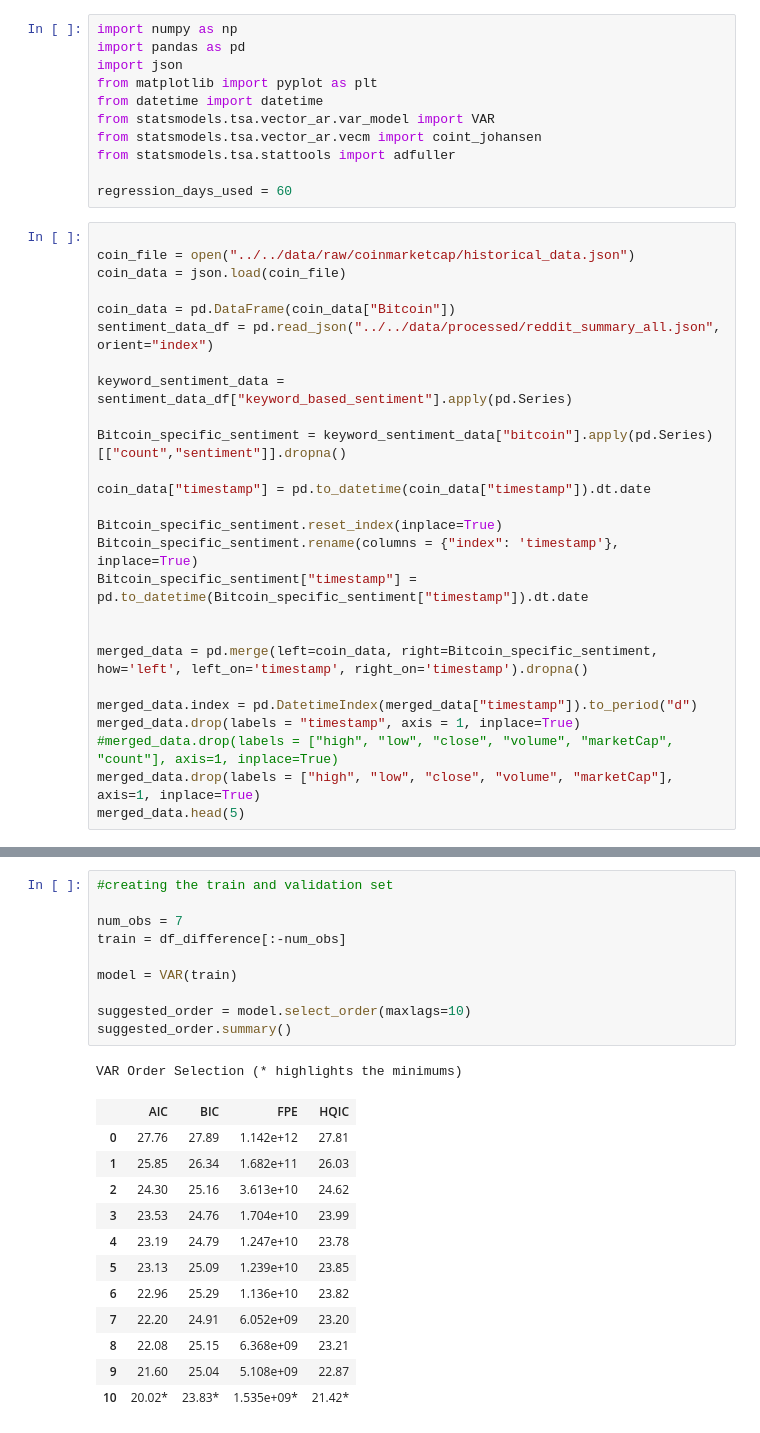
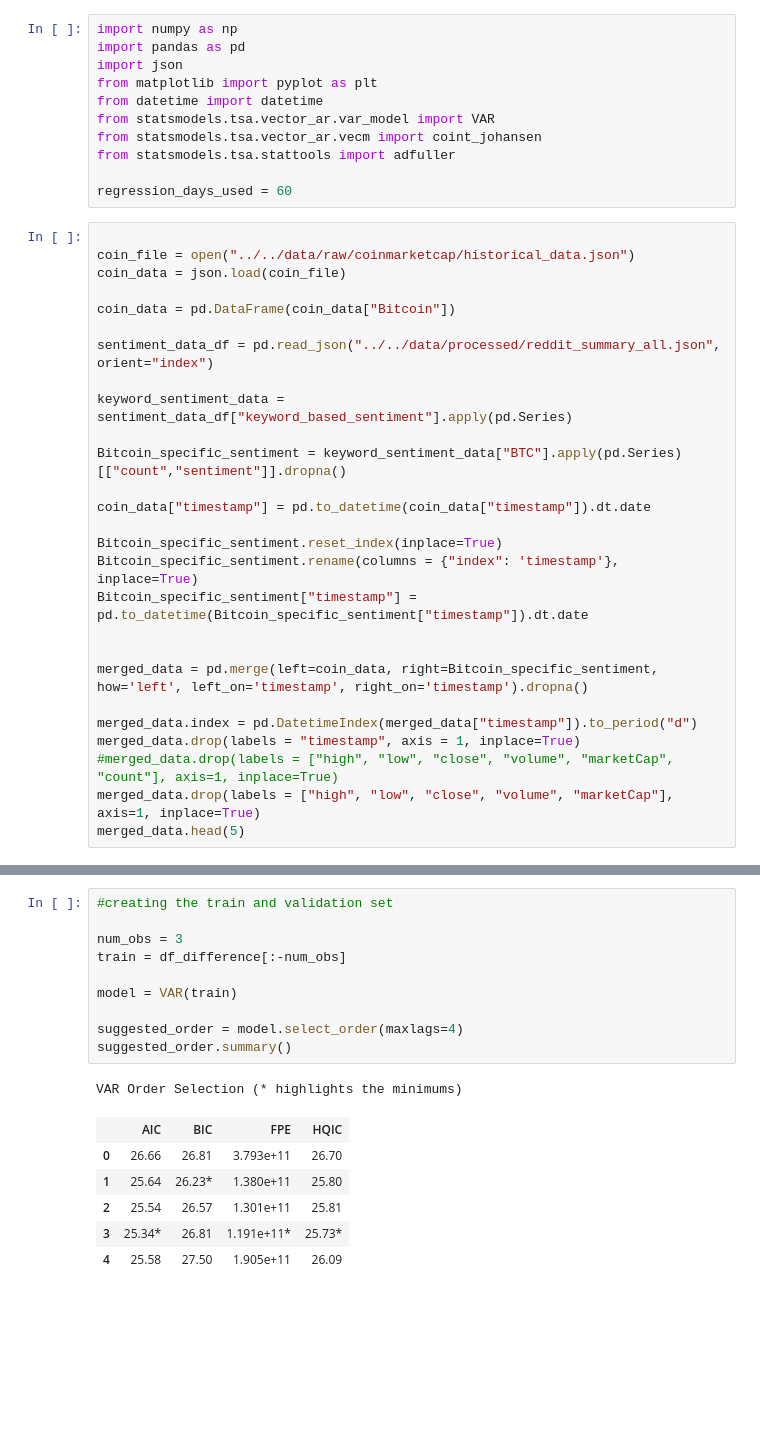
Before and after one commit to AedynLadd/sysc4906-termProject, a Jupyter notebook: src/models/TimeSeries.ipynb, the cells around one changed output, grey strips where cells are left out. Saved outputs shown, nothing was run; the diff lists cells and outputs as text; blank space fills up the shorter version.

```diff
--- a/src/models/TimeSeries.ipynb
+++ b/src/models/TimeSeries.ipynb
@@ -17,11 +17,12 @@ coin_file = open("../../data/raw/coinmarketcap/historical_data.json")
 coin_data = json.load(coin_file)
 
 coin_data = pd.DataFrame(coin_data["Bitcoin"])
+
 sentiment_data_df = pd.read_json("../../data/processed/reddit_summary_all.json", orient="index")
 
 keyword_sentiment_data = sentiment_data_df["keyword_based_sentiment"].apply(pd.Series)
 
-Bitcoin_specific_sentiment = keyword_sentiment_data["bitcoin"].apply(pd.Series)[["count","sentiment"]].dropna()
+Bitcoin_specific_sentiment = keyword_sentiment_data["BTC"].apply(pd.Series)[["count","sentiment"]].dropna()
 
 coin_data["timestamp"] = pd.to_datetime(coin_data["timestamp"]).dt.date
 
@@ -100,25 +101,19 @@ for name, column in df_difference.iteritems():
 # %%
 #creating the train and validation set
 
-num_obs = 7
+num_obs = 3
 train = df_difference[:-num_obs]
 
 model = VAR(train)
 
-suggested_order = model.select_order(maxlags=10)
+suggested_order = model.select_order(maxlags=4)
 suggested_order.summary()
 # %% [output]
 VAR Order Selection (* highlights the minimums)
 |  | AIC | BIC | FPE | HQIC |
-| 0 | 27.76 | 27.89 | 1.142e+12 | 27.81 |
-| 1 | 25.85 | 26.34 | 1.682e+11 | 26.03 |
-| 2 | 24.30 | 25.16 | 3.613e+10 | 24.62 |
-| 3 | 23.53 | 24.76 | 1.704e+10 | 23.99 |
-| 4 | 23.19 | 24.79 | 1.247e+10 | 23.78 |
-| 5 | 23.13 | 25.09 | 1.239e+10 | 23.85 |
-| 6 | 22.96 | 25.29 | 1.136e+10 | 23.82 |
-| 7 | 22.20 | 24.91 | 6.052e+09 | 23.20 |
-| 8 | 22.08 | 25.15 | 6.368e+09 | 23.21 |
-| 9 | 21.60 | 25.04 | 5.108e+09 | 22.87 |
-| 10 | 20.02* | 23.83* | 1.535e+09* | 21.42* |
+| 0 | 26.66 | 26.81 | 3.793e+11 | 26.70 |
+| 1 | 25.64 | 26.23* | 1.380e+11 | 25.80 |
+| 2 | 25.54 | 26.57 | 1.301e+11 | 25.81 |
+| 3 | 25.34* | 26.81 | 1.191e+11* | 25.73* |
+| 4 | 25.58 | 27.50 | 1.905e+11 | 26.09 |
 # %%
```
Also changed, not shown: parts of 8 cells of this notebook, 5 other files.
